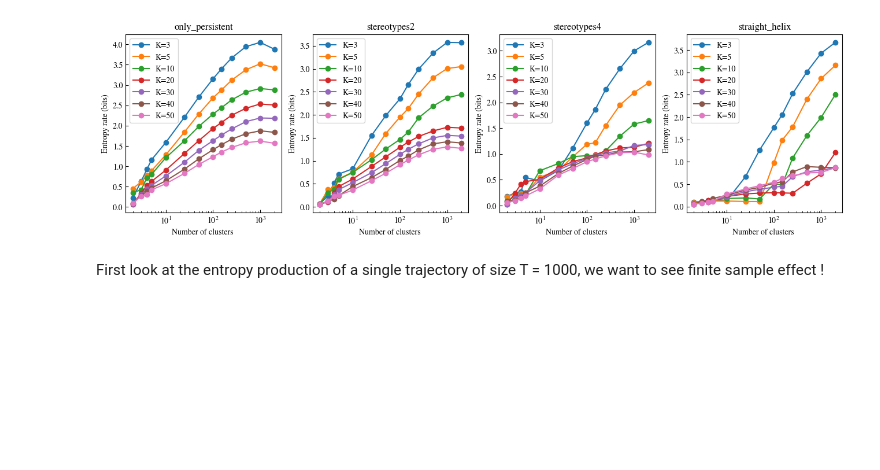
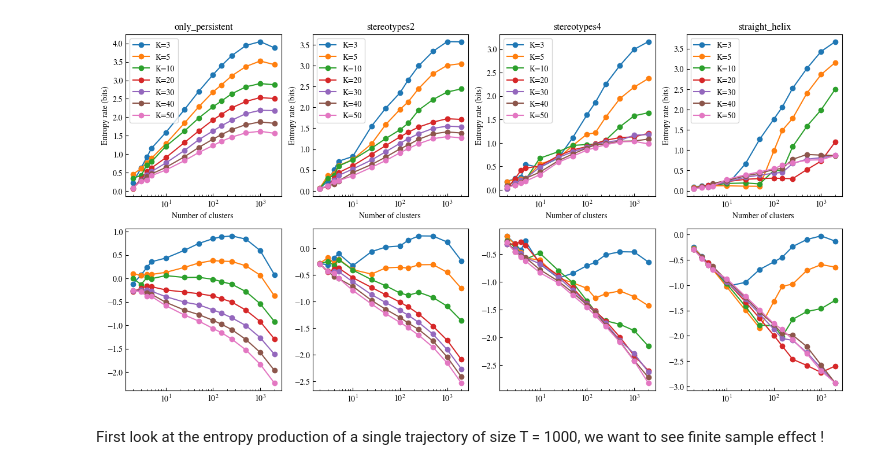
Before and after one commit to HugoLeRoy94/ClusterAnalysis, a Jupyter notebook: notebooks/toy_model/02_optimize_entropy_production.ipynb, the cells around one changed output. Drawn from its saved outputs; the diff is of its cells as text; code cells hidden in the pictures; blank space fills up the shorter version.

```diff
--- a/notebooks/toy_model/02_optimize_entropy_production.ipynb
+++ b/notebooks/toy_model/02_optimize_entropy_production.ipynb
@@ -19,17 +19,21 @@ names = ['only_persistent','stereotypes2','stereotypes4','straight_helix']
 for name in names:
     df.append(pd.read_csv('../../data/toy_model/interim/entropy_scan_phases_'+name+'.csv'))
 # %%
-fig,ax = plt.subplots(ncols=4,figsize=(16,4))
+fig,ax = plt.subplots(ncols=4,nrows=2,figsize=(16,8))
 for i in range(4):
     for K,group in df[i].groupby('K'):
-        ax[i].plot(group['n_clusters'],group['entropy_rate'],marker='o',label=f"K={K}")
-    ax[i].set_xlabel("Number of clusters ")
-    ax[i].set_ylabel("Entropy rate (bits)")
-    ax[i].set_title(names[i])
-    ax[i].legend()
-    ax[i].set_xscale('log')
+        ax[0,i].plot(group['n_clusters'],group['entropy_rate'],marker='o',label=f"K={K}")
+        ax[1,i].plot(group['n_clusters'],group['entropy_rate'] - 1/2*np.log(group['n_clusters']),marker='o',label=f"K={K}")
+        #ax[1,i].plot(group['n_clusters'],np.gradient(group['entropy_rate'],group['n_clusters']),marker='o',label=f"K={K}")
+    ax[0,i].set_xlabel("Number of clusters ")
+    ax[0,i].set_ylabel("Entropy rate (bits)")
+    ax[0,i].set_title(names[i])
+    ax[0,i].legend()
+    ax[0,i].set_xscale('log')
+
+    ax[1,i].set_xscale('log')
 # %% [output]
-[figure, old version]
+[figure, new version]
 # %% [markdown]
 First look at the entropy production of a single trajectory of size T = 1000, we want to see finite sample effect !
 # %%
```
Also changed, not shown: 7 other files.
